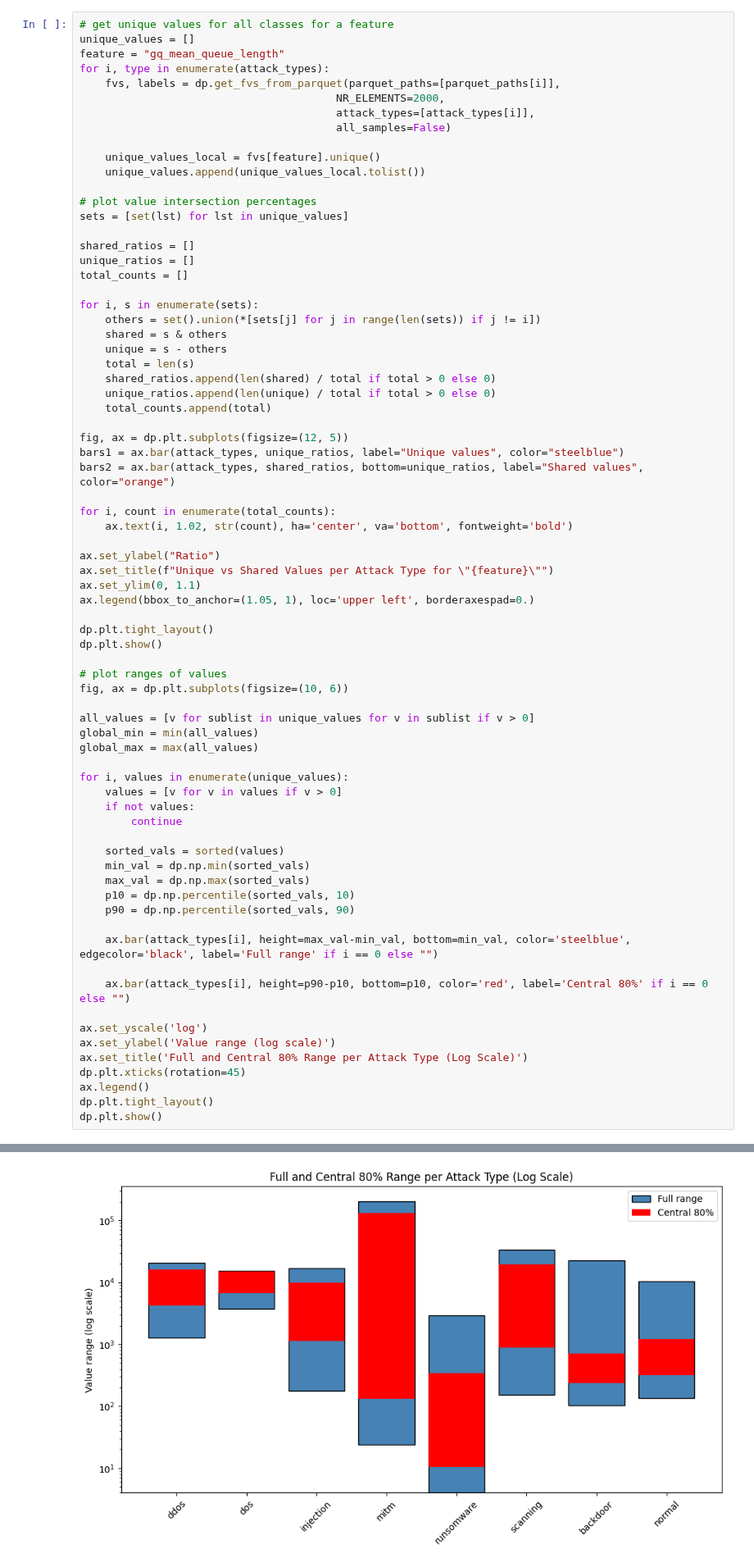
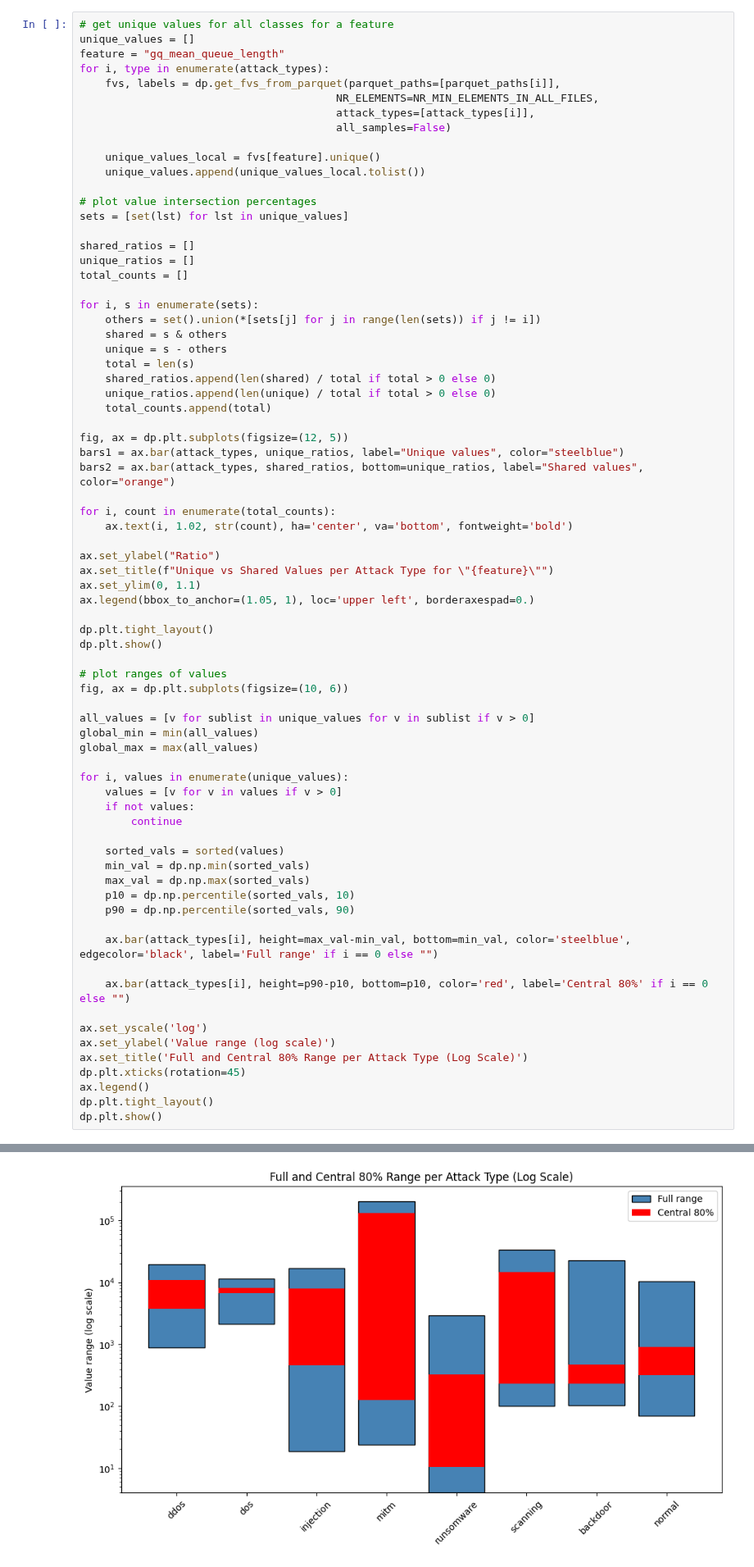
Before and after one commit to JannisMeyer/HSP_IDS, a Jupyter notebook: parquet.ipynb, the cells around one changed output, grey strips where cells are left out. Shown at 82% size. Drawn from its saved outputs; the diff is of its cells as text.

```diff
--- a/parquet.ipynb
+++ b/parquet.ipynb
@@ -293,7 +293,7 @@ unique_values = []
 feature = "gq_mean_queue_length"
 for i, type in enumerate(attack_types):
     fvs, labels = dp.get_fvs_from_parquet(parquet_paths=[parquet_paths[i]],
-                                        NR_ELEMENTS=2000,
+                                        NR_ELEMENTS=NR_MIN_ELEMENTS_IN_ALL_FILES,
                                         attack_types=[attack_types[i]],
                                         all_samples=False)
 
@@ -365 +365 @@ dp.plt.show()
-[figure, old version]
+[figure, new version]
```
Also changed, not shown: parts of 4 cells of this notebook.
